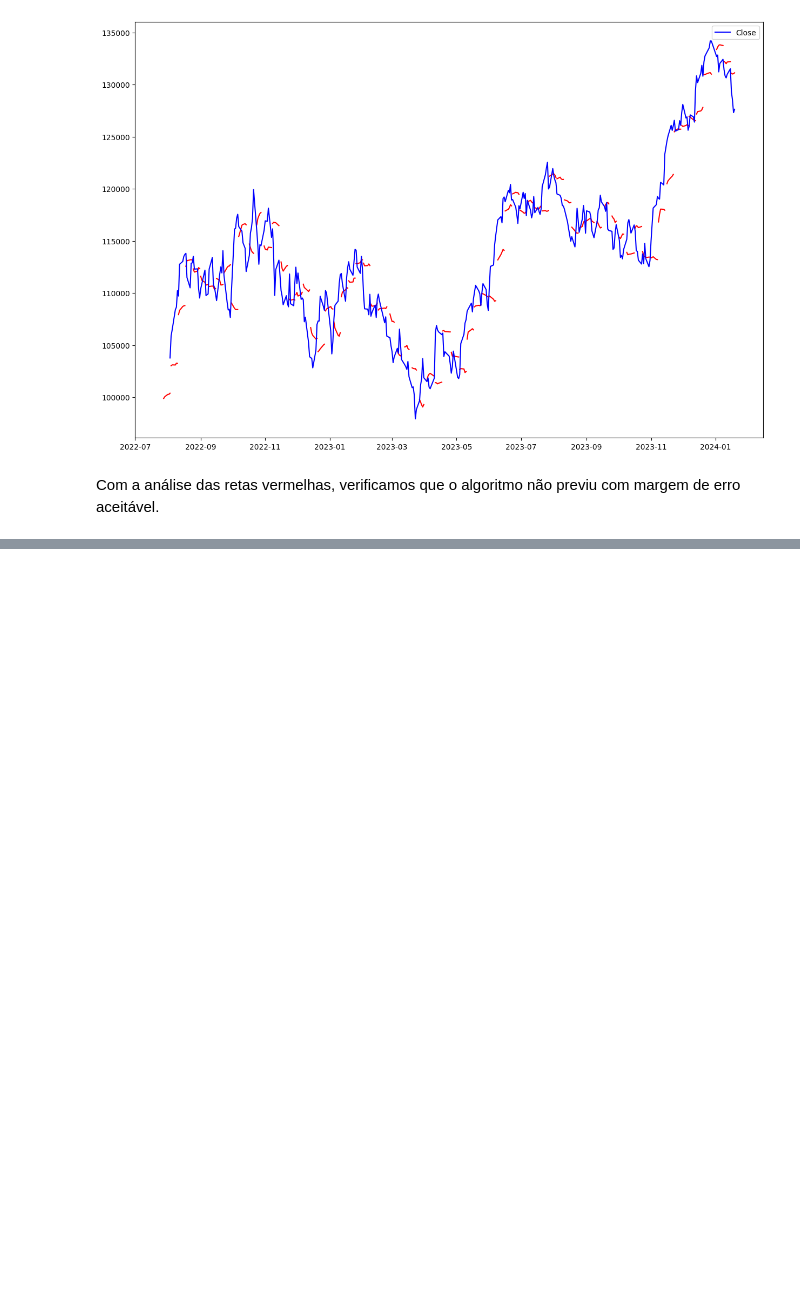
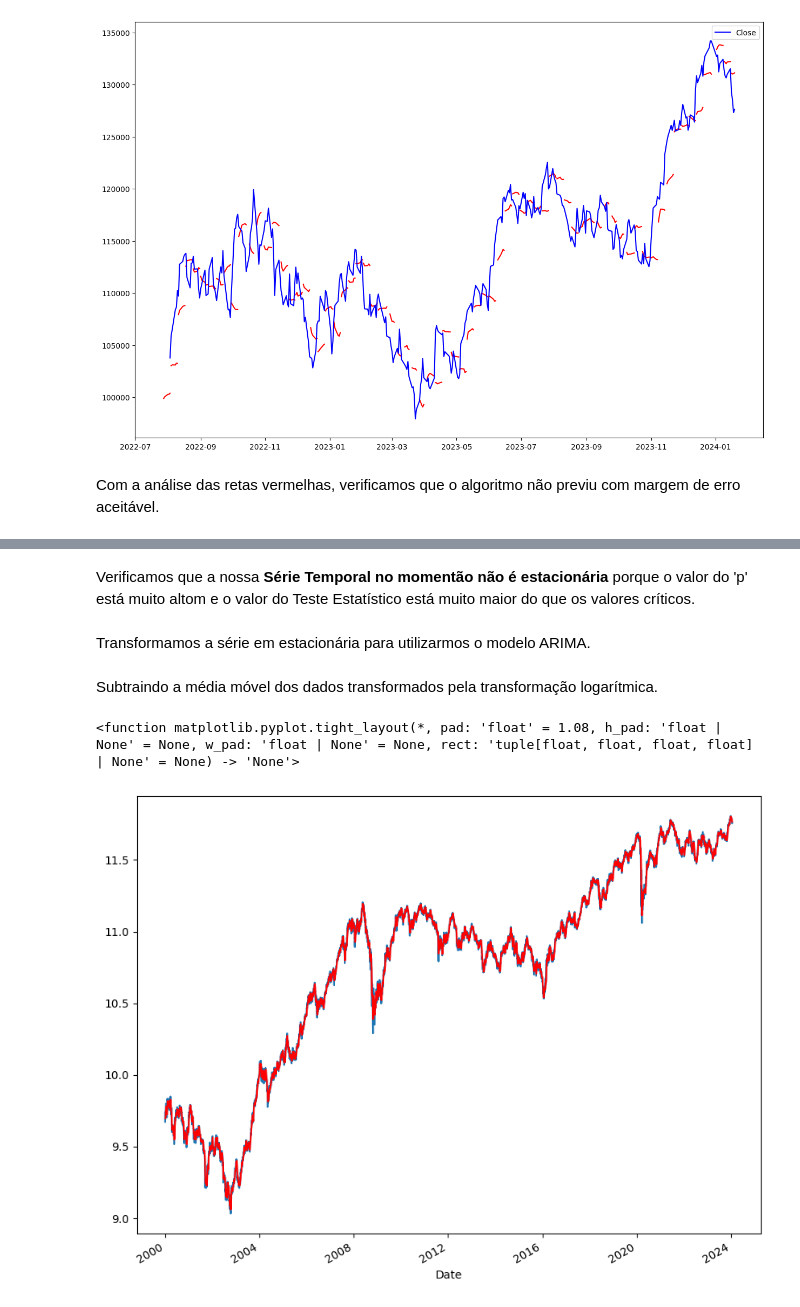
Before and after one commit to nineteens/tech-challenges, a Jupyter notebook: projetos/investimento/prevendo_indice_ibovespa.ipynb, the cells around one changed output, grey strips where cells are left out. Cells and saved outputs as stored; diff of their text form; code cells hidden in the pictures; blank space fills up the shorter version.

```diff
--- a/projetos/investimento/prevendo_indice_ibovespa.ipynb
+++ b/projetos/investimento/prevendo_indice_ibovespa.ipynb
@@ -357,0 +368,20 @@ Para escolher o modelo ideal, faremos o teste da estacionariedade.
+# %% [markdown]
+Verificamos que a nossa **Série Temporal no momentão não é estacionária** porque o valor do 'p' está muito altom e o valor do Teste Estatístico está muito maior do que os valores críticos.
+# %% [markdown]
+Transformamos a série em estacionária para utilizarmos o modelo ARIMA.
+# %% [markdown]
+Subtraindo a média móvel dos dados transformados pela transformação logarítmica.
+# %%
+# Aplicando logaritimo
+
+df_indice_log = np.log(df_eda_2)
+ma_log = df_indice_log.rolling(5).mean()
+
+
+f, ax = plt.subplots(figsize=(10,8))
+df_indice_log.plot(ax=ax, legend=False)
+ma_log.plot(ax=ax, legend=False, color='r')
+plt.tight_layout
+# %% [output]
+<function matplotlib.pyplot.tight_layout(*, pad: 'float' = 1.08, h_pad: 'float | None' = None, w_pad: 'float | None' = None, rect: 'tuple[float, float, float, float] | None' = None) -> 'None'>
+[figure, added]
```
Also changed, not shown: parts of 31 cells of this notebook.
